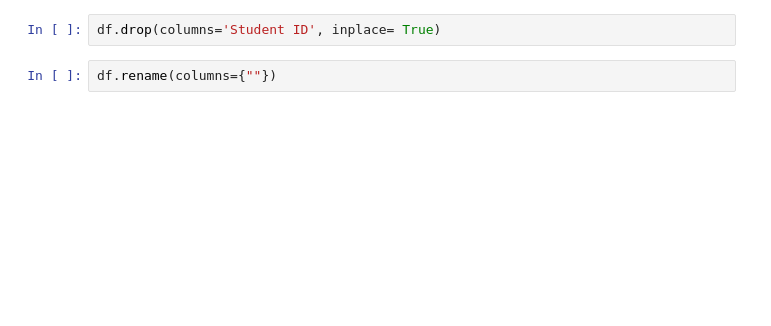
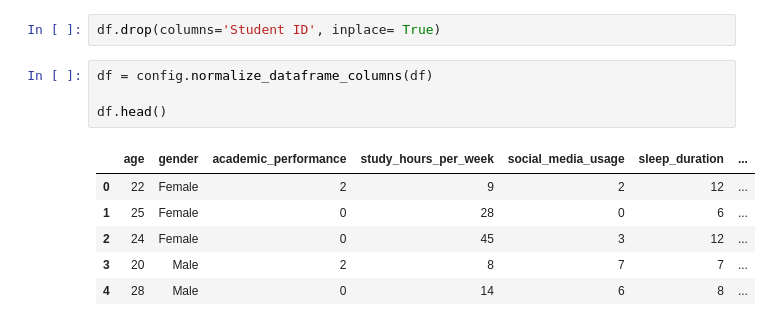
Before and after one commit to LuizFelipeModena/Student_Mental_Stress, a Jupyter notebook: main.ipynb, the cells around one changed output. Cells and saved outputs as stored; diff of their text form; blank space fills up the shorter version.

```diff
--- a/main.ipynb
+++ b/main.ipynb
@@ -75,5 +79,14 @@ Descrição das colunas:
 - Substance Use: Autorrelato do nível de uso de substâncias (1 = não faz uso, 5 = faz uso pesado).
 # %%
 df.drop(columns='Student ID', inplace= True)
-# %%
-df.rename(columns={""})
+# %%
+df = config.normalize_dataframe_columns(df)
+
+df.head()
+# %% [output]
+|  | age | gender | academic_performance | study_hours_per_week | social_media_usage | sleep_duration | ... |
+| 0 | 22 | Female | 2 | 9 | 2 | 12 | ... |
+| 1 | 25 | Female | 0 | 28 | 0 | 6 | ... |
+| 2 | 24 | Female | 0 | 45 | 3 | 12 | ... |
+| 3 | 20 | Male | 2 | 8 | 7 | 7 | ... |
+| 4 | 28 | Male | 0 | 14 | 6 | 8 | ... |
```
Also changed, not shown: parts of 8 cells of this notebook.
